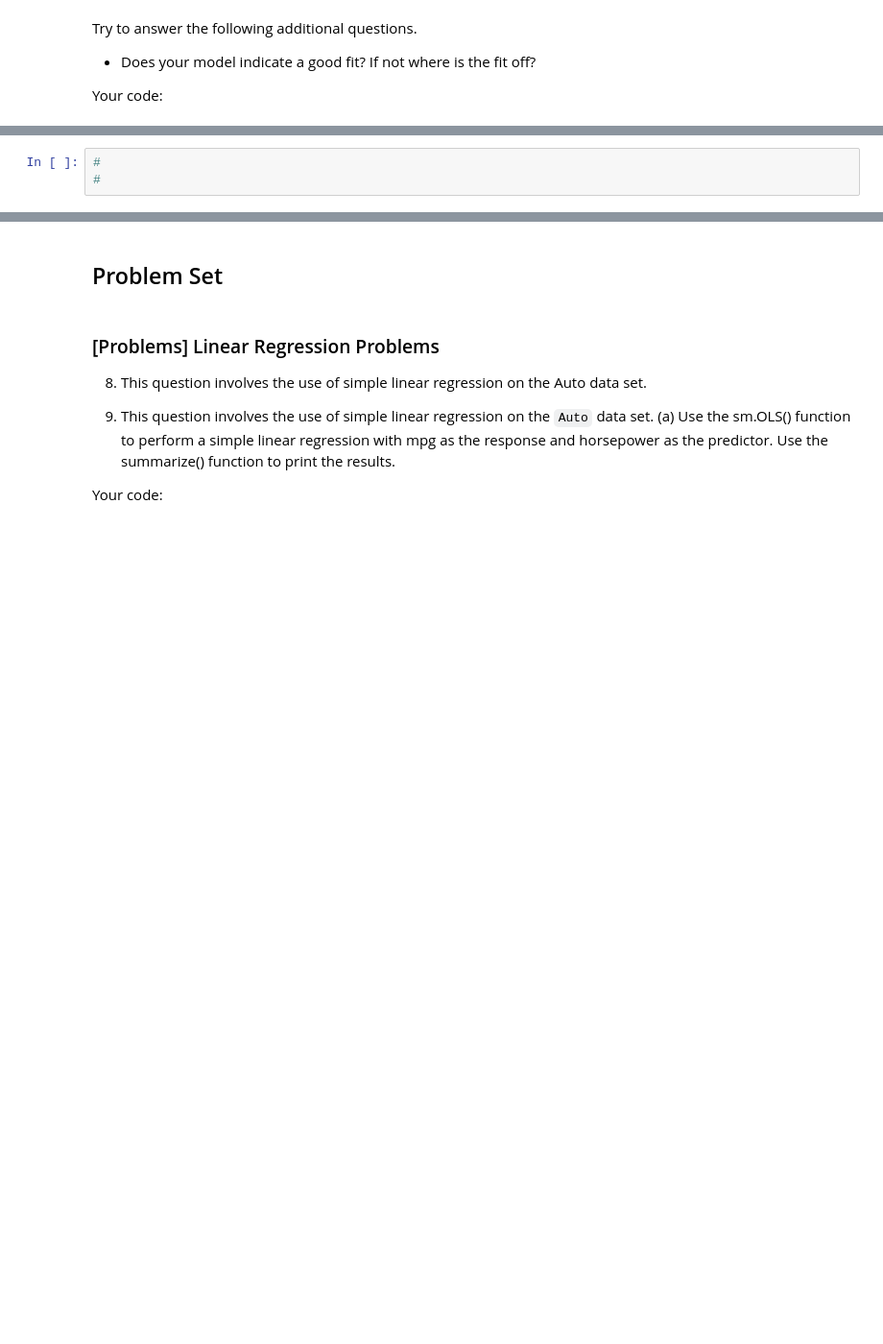
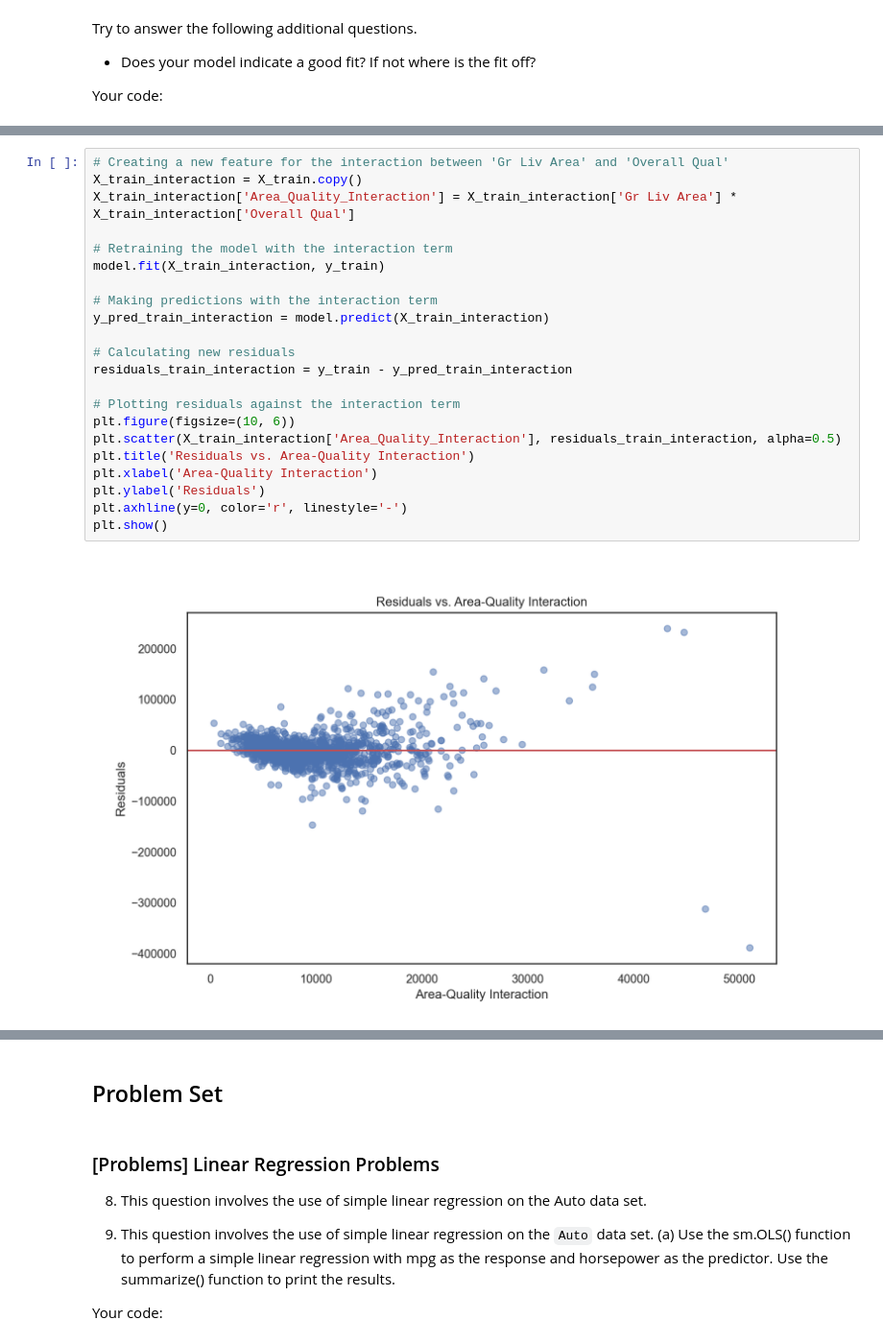
Before and after one commit to BU-MSSP-Classroom/ma679-spring2024-01-linear-regression-Allenlovemia, a Jupyter notebook: Ch3_Regression_Python.ipynb, the cells around one changed output, grey strips where cells are left out. Shown at 96% size. Cells and saved outputs as stored; diff of their text form; blank space fills up the shorter version.

```diff
--- a/Ch3_Regression_Python.ipynb
+++ b/Ch3_Regression_Python.ipynb
@@ -601,8 +674,29 @@ Please write your answer in full sentences.
 
 Your code:
 # %%
-#
-#
+# Creating a new feature for the interaction between 'Gr Liv Area' and 'Overall Qual'
+X_train_interaction = X_train.copy()
+X_train_interaction['Area_Quality_Interaction'] = X_train_interaction['Gr Liv Area'] * X_train_interaction['Overall Qual']
+
+# Retraining the model with the interaction term
+model.fit(X_train_interaction, y_train)
+
+# Making predictions with the interaction term
+y_pred_train_interaction = model.predict(X_train_interaction)
+
+# Calculating new residuals
+residuals_train_interaction = y_train - y_pred_train_interaction
+
+# Plotting residuals against the interaction term
+plt.figure(figsize=(10, 6))
+plt.scatter(X_train_interaction['Area_Quality_Interaction'], residuals_train_interaction, alpha=0.5)
+plt.title('Residuals vs. Area-Quality Interaction')
+plt.xlabel('Area-Quality Interaction')
+plt.ylabel('Residuals')
+plt.axhline(y=0, color='r', linestyle='-')
+plt.show()
+# %% [output]
+[figure, added]
 # %% [markdown]
 Your answer:
 
```
Also changed, not shown: parts of 24 cells of this notebook.
